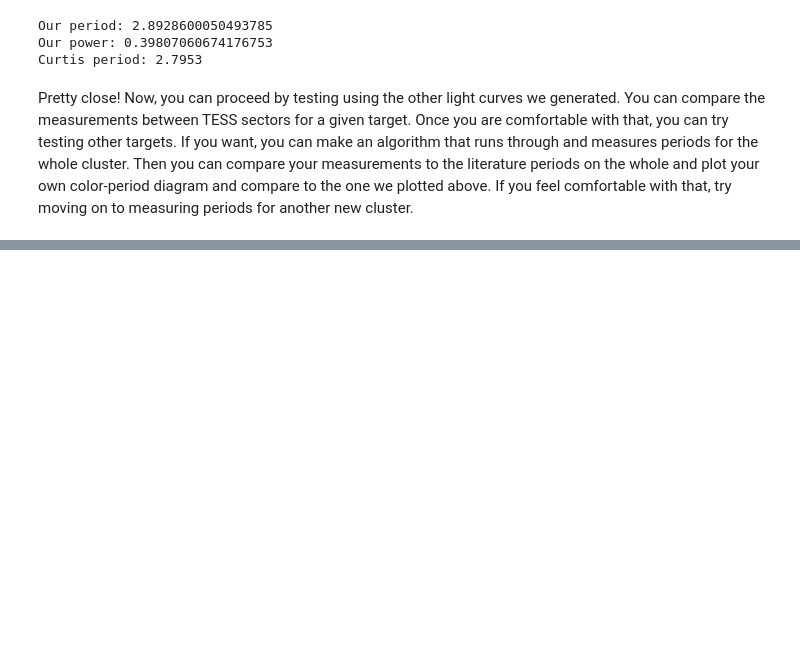
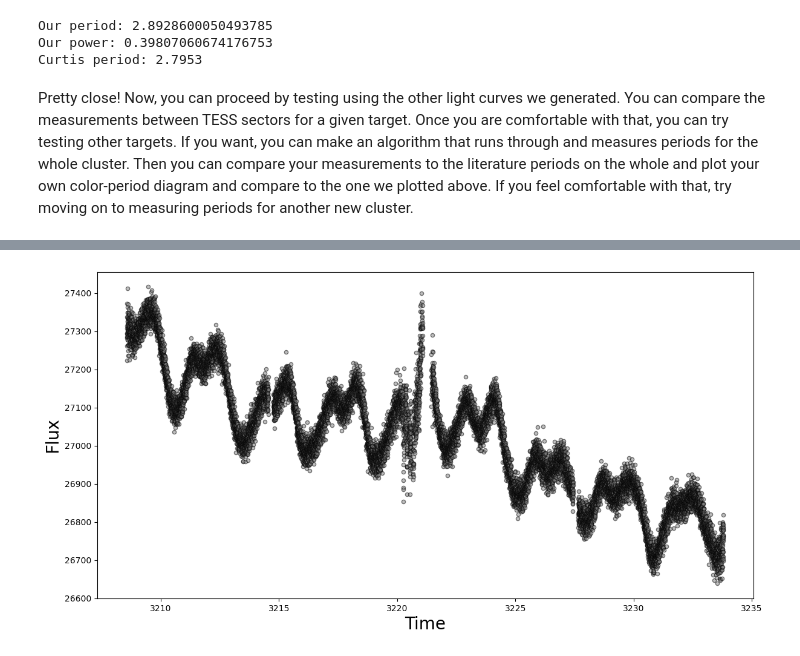
Before and after one commit to eveningjasmine/rotation_tutorial, a Jupyter notebook: measuring_rotation.ipynb, the cells around one changed output, grey strips where cells are left out. Drawn from its saved outputs; the diff is of its cells as text; code cells hidden in the pictures; blank space fills up the shorter version.

```diff
--- a/measuring_rotation.ipynb
+++ b/measuring_rotation.ipynb
@@ -347,0 +390,4 @@ Pretty close! Now, you can proceed by testing using the other light curves we ge
+# %%
+lightcurves = Observations.filter_products(obs_table, dataproduct_type="timeseries", sequence_number=[70])
+
+lightcurves
@@ -347,0 +399,3 @@ Pretty close! Now, you can proceed by testing using the other light curves we ge
+# %%
+lightcurves['productFilename'] = ['TESS_Mission_LC_67618285777617664-Sector_70.fits']
+lightcurves.rename_column('dataURL', 'dataURI')
@@ -347,0 +415,4 @@ Pretty close! Now, you can proceed by testing using the other light curves we ge
+# %%
+target_lc = fits.open('TESS_Mission_Pleiades_LC/mastDownload/TESS/'+ lightcurves['dataURI'][0].split('/')[2].split('_')[0] + '/TESS_Mission_LC_67618285777617664-Sector_70.fits')[1]
+
+target_lc.data
@@ -347,0 +448,13 @@ Pretty close! Now, you can proceed by testing using the other light curves we ge
+# %%
+time = target_lc.data['TIME']
+flux = target_lc.data['SAP_FLUX']
+# %%
+fig, ax = plt.subplots(figsize=(14, 7))
+
+ax.scatter(time, flux, c='gray', edgecolor = 'black', s = 20, alpha = 0.5)
+ax.set_ylabel('Flux', fontsize = 20)
+ax.set_xlabel('Time', fontsize = 20)
+
+plt.show()
+# %% [output]
+[figure, added]
```
Also changed, not shown: parts of 12 cells of this notebook.
